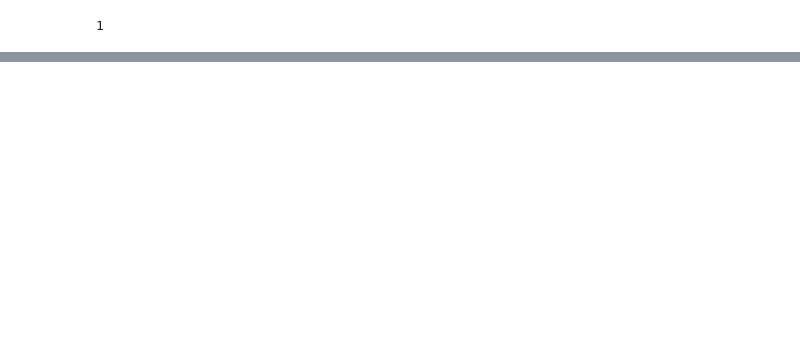
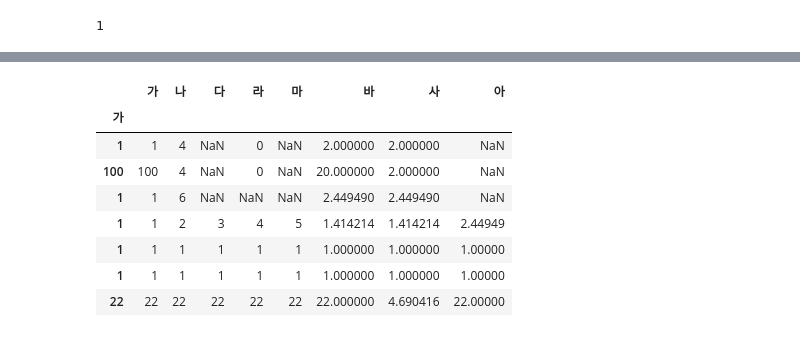
Before and after one commit to limyj0708/fastpages, a Jupyter notebook: _notebooks/2021-11-05-pandas_cheatsheet.ipynb, the cells around one changed output, grey strips where cells are left out. Cells and saved outputs as stored; diff of their text form; code cells hidden in the pictures; blank space fills up the shorter version.

```diff
--- a/_notebooks/2021-11-05-pandas_cheatsheet.ipynb
+++ b/_notebooks/2021-11-05-pandas_cheatsheet.ipynb
@@ -295,3 +303,0 @@ import math as m
-# %%
-df.dtypes
-df['B'] = pd.to_datetime(df['B'])
@@ -333,0 +374,6 @@ df
+# %%
+df.columns = ['가', '나', '다', '라', '마', '바', '사', '아']
+# df.columns에 직접 컬럼명 리스트를 할당하여 컬럼명 변경 가능
+# 기존 컬럼 수와 같은 길이의 리스트를 넣지 않으면 오류가 발생함
+print(df.columns)
+print(type(df.columns))
@@ -333,0 +383,5 @@ df
+# %%
+df.index = [1,2,3,4,5,6,7]
+# df.columns에 직접 컬럼명 리스트를 할당하여 컬럼명 변경 가능
+print(df.index)
+print(type(df.index))
@@ -333,0 +410,2 @@ df
+# %%
+df.set_index('가') # 기본값
@@ -333,0 +422,12 @@ df
+# %%
+df.set_index('가', drop=False) # index로 선택된 열 삭제 안 함
+# %% [output]
+|  | 가 | 나 | 다 | 라 | 마 | 바 | 사 | 아 |
+| 가 |  |  |  |  |  |  |  |  |
+| 1 | 1 | 4 | NaN | 0 | NaN | 2.000000 | 2.000000 | NaN |
+| 100 | 100 | 4 | NaN | 0 | NaN | 20.000000 | 2.000000 | NaN |
+| 1 | 1 | 6 | NaN | NaN | NaN | 2.449490 | 2.449490 | NaN |
+| 1 | 1 | 2 | 3 | 4 | 5 | 1.414214 | 1.414214 | 2.44949 |
+| 1 | 1 | 1 | 1 | 1 | 1 | 1.000000 | 1.000000 | 1.00000 |
+| 1 | 1 | 1 | 1 | 1 | 1 | 1.000000 | 1.000000 | 1.00000 |
+| 22 | 22 | 22 | 22 | 22 | 22 | 22.000000 | 4.690416 | 22.00000 |
```
Also changed, not shown: parts of 67 cells of this notebook.
